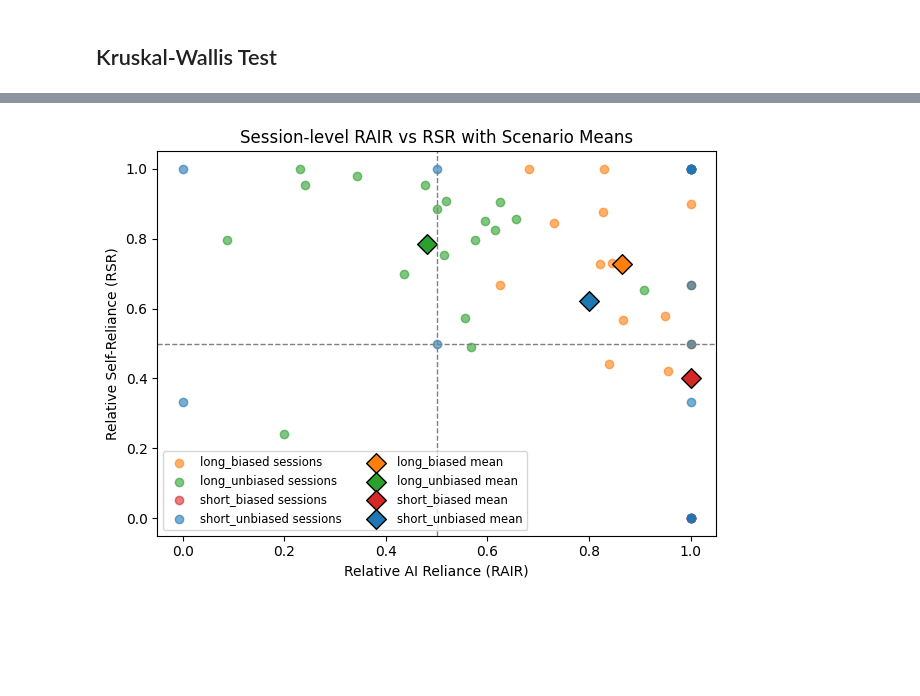
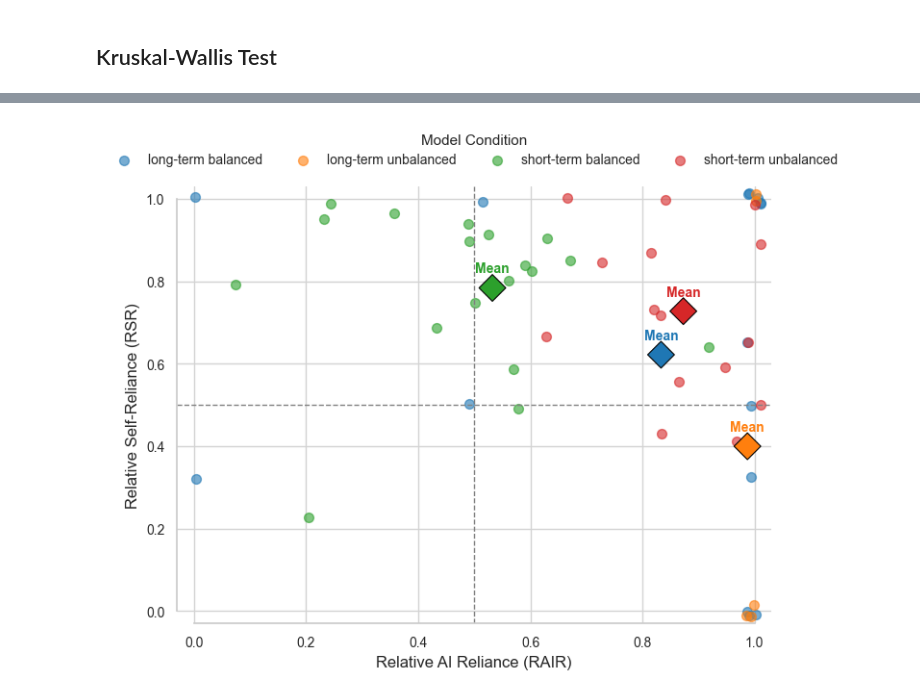
Before and after one commit to FeKapp/bachelorthesis-data-analysis, a Jupyter notebook: reliance_analysis.ipynb, the cells around one changed output, grey strips where cells are left out. Saved outputs shown, nothing was run; the diff lists cells and outputs as text; code cells hidden in the pictures; blank space fills up the shorter version.

Commit message:
feat: clean up

```diff
--- a/reliance_analysis.ipynb
+++ b/reliance_analysis.ipynb
@@ -356,47 +240,79 @@ sm
 # %%
+plt.rcParams.update({
+    # base font
+    'font.family':           'serif',
+    'font.serif':            ['Times New Roman'],
+    'font.size':             12,
+    # axes / tick sizes
+    'axes.labelsize':        12,
+    'xtick.labelsize':       10,
+    'ytick.labelsize':       10,
+    # legend
+    'legend.fontsize':       10,
+    'legend.title_fontsize': 11,
+    # ensure math (e.g. tick labels) also uses TNR
+    'mathtext.fontset':      'custom',
+    'mathtext.rm':           'Times New Roman',
+    'mathtext.it':           'Times New Roman:italic',
+    'mathtext.bf':           'Times New Roman:bold',
+})
 
+df_sessions = per_session.dropna(subset=['RAIR', 'RSR']).copy()
+df_means    = scenario_means.copy()
 
-# Choose one distinct color per scenario
-scenarios = ps['scenario_name'].unique()
-colors = plt.cm.tab10.colors  # up to 10 distinct colors
-color_map = {sc: colors[i % len(colors)] for i, sc in enumerate(scenarios)}
+# make model conditions more readable
+df_sessions['model_condition'] = df_sessions['scenario_name'].str.replace('_', ' ')
+df_means   ['model_condition'] = df_means   ['scenario_name'].str.replace('_', ' ')
 
-fig, ax = plt.subplots()
+# Style & Figure skeleton
+sns.set_style("whitegrid", {"grid.color":"lightgray","grid.linewidth":0.8})
+fig, ax = plt.subplots(figsize=(8,6))
 
-# Plot session points
-for sc, group in ps.groupby('scenario_name'):
-    ax.scatter(
-        group['RAIR'], group['RSR'],
-        color=color_map[sc],
-        alpha=0.6,
-        label=f"{sc} sessions"
-    )
+# Colors & order
+conds       = sorted(df_sessions['model_condition'].unique())
+palette     = sns.color_palette("tab10", n_colors=len(conds))
+color_map   = dict(zip(conds, palette))
 
-# Overlay the mean for each scenario
-for _, row in sm.iterrows():
-    sc = row['scenario_name']
-    ax.scatter(
-        row['RAIR'], row['RSR'],
-        marker='D', s=100,
-        color=color_map[sc],
-        edgecolor='k',
-        label=f"{sc} mean"
-    )
+# Jitter session points
+j = 0.015
+x_jit = df_sessions['RAIR'] + np.random.uniform(-j, j, len(df_sessions))
+y_jit = df_sessions['RSR'] + np.random.uniform(-j, j, len(df_sessions))
 
-# Add dotted reference lines at 0.5
-ax.axhline(0.5, linestyle='--', color='gray', linewidth=1)
-ax.axvline(0.5, linestyle='--', color='gray', linewidth=1)
+for cond in conds:
+    mask = df_sessions['model_condition'] == cond
+    ax.scatter(x_jit[mask], y_jit[mask],
+               c=color_map[cond], alpha=0.6, s=50,
+               label=cond)
 
-ax.set_xlabel('Relative AI Reliance (RAIR)')
-ax.set_ylabel('Relative Self-Reliance (RSR)')
-ax.set_title('Session-level RAIR vs RSR with Scenario Means')
+# Plot Means as diamonds
+ax.scatter(df_means['RAIR'], df_means['RSR'],
+           marker='D', s=200,
+           edgecolor='black', linewidth=0.8,
+           c=[color_map[c] for c in df_means['model_condition']])
 
-# Clean up legend: avoid duplicate labels
-handles, labels = ax.get_legend_handles_labels()
-by_label = dict(zip(labels, handles))
-ax.legend(by_label.values(), by_label.keys(), fontsize='small', ncol=2)
+for _, row in df_means.iterrows():
+    ax.text(row['RAIR'], row['RSR'] + 0.03, "Mean",
+            ha='center', va='bottom',
+            fontsize=10, fontweight='bold',
+            color=color_map[row['model_condition']])
+
+# Dashed ref lines & limits
+ax.axhline(0.5, color='gray', linestyle='--', linewidth=1)
+ax.axvline(0.5, color='gray', linestyle='--', linewidth=1)
+ax.set_xlim(-0.03,1.03)
+ax.set_ylim(-0.03,1.03)
+
+ax.set_xlabel("Relative AI Reliance (RAIR)")
+ax.set_ylabel("Relative Self-Reliance (RSR)")
+
+sns.despine(trim=True, top=True, right=True)
+ax.legend(title="Model Condition",
+          loc='upper center',
+          bbox_to_anchor=(0.5, 1.15),
+          ncol=len(conds),
+          frameon=False)
 
 plt.tight_layout()
 plt.show()
 # %% [output]
-[figure, old version]
+[figure, new version]
```
Also changed, not shown: parts of 18 cells of this notebook, 2 other files.
